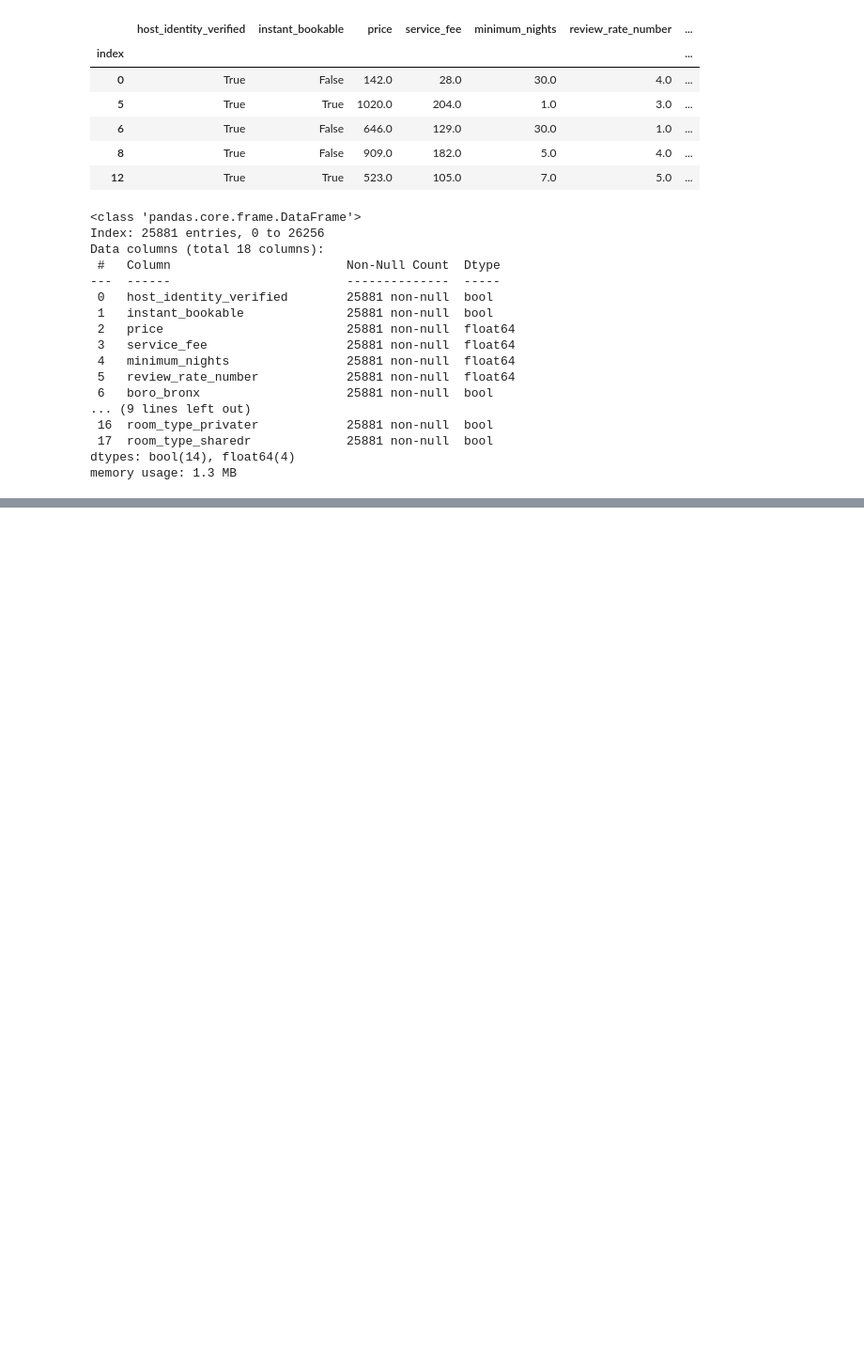
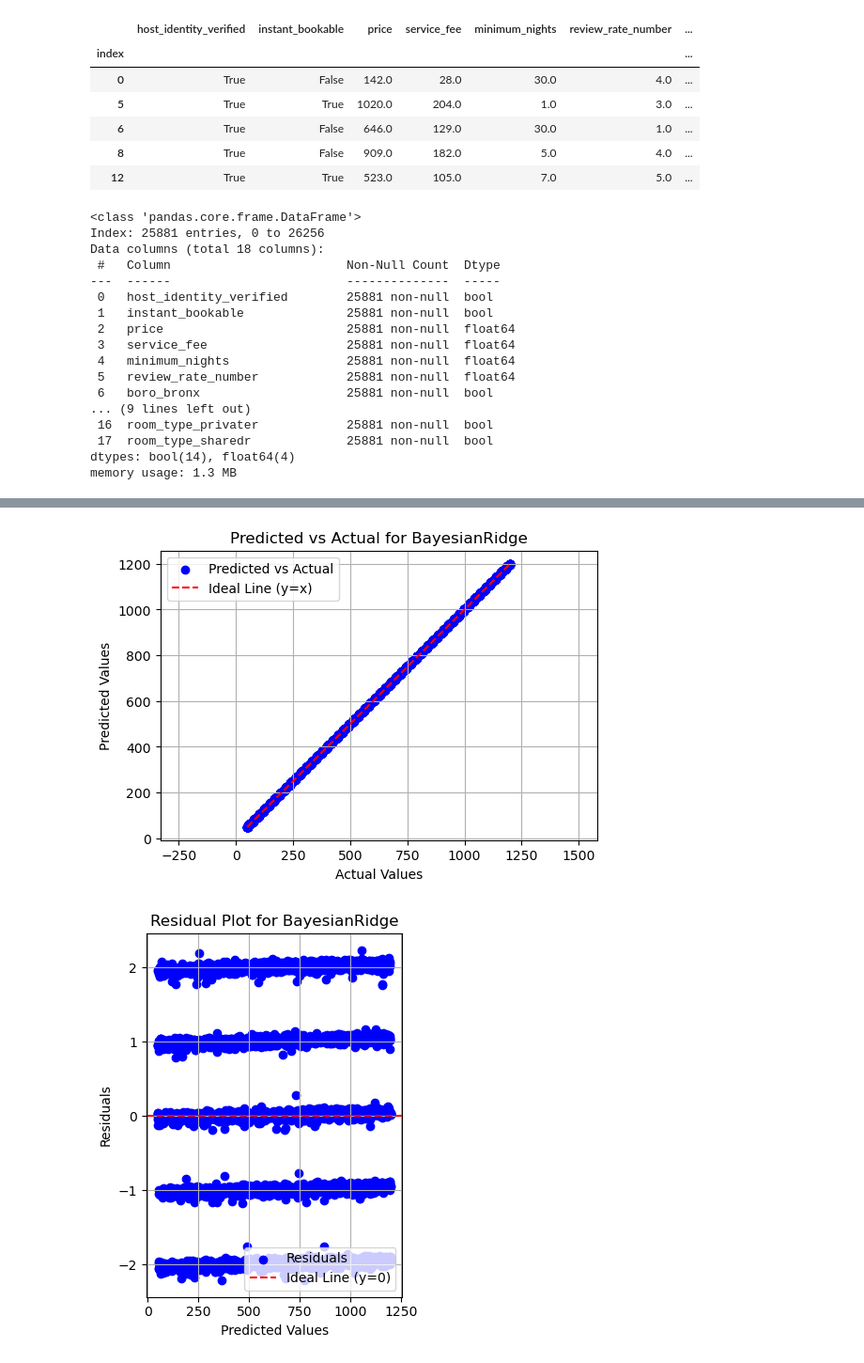
Before and after one commit to musicmaj/project-4-group-15, a Jupyter notebook: Machine Learning/ML_Models_Airbnb.ipynb, the cells around one changed output, grey strips where cells are left out. Shown: that part at 94% size. Drawn from its saved outputs; the diff is of its cells as text; code cells hidden in the pictures; blank space fills up the shorter version.

```diff
--- a/Machine Learning/ML_Models_Airbnb.ipynb
+++ b/Machine Learning/ML_Models_Airbnb.ipynb
@@ -195,0 +227,41 @@ print(f"R-squared: {r2}")
+# %%
+# Plotting predictions vs actual for the best 3 models based on MSE
+top_models = results_df.head(3)
+
+for index, row in top_models.iterrows():
+    model_name = row['model_name']
+    model = trained_models[model_name]
+
+    # Make predictions with the model
+    y_pred = model.predict(X_test_scaled)
+
+    # Create the plot
+    plt.figure(figsize=(6, 4))
+    plt.scatter(y_test, y_pred, color='blue', label='Predicted vs Actual')
+    plt.plot([min(y_test), max(y_test)], [min(y_test), max(y_test)], color='red', linestyle='--', label='Ideal Line (y=x)')
+    plt.title(f'Predicted vs Actual for {model_name}')
+    plt.xlabel('Actual Values')
+    plt.ylabel('Predicted Values')
+    plt.legend()
+    plt.grid(True)
+    plt.axis('equal')  # Equal scaling for both axes
+    plt.show()
+
+# Calculate residuals
+    residuals = y_test - y_pred
+
+    # Create the Residual Plot
+    plt.subplot(1, 2, 2)  # Create a subplot for Residuals
+    plt.scatter(y_pred, residuals, color='blue', label='Residuals')
+    plt.axhline(y=0, color='red', linestyle='--', label='Ideal Line (y=0)')
+    plt.title(f'Residual Plot for {model_name}')
+    plt.xlabel('Predicted Values')
+    plt.ylabel('Residuals')
+    plt.legend()
+    plt.grid(True)
+
+    plt.tight_layout()
+    plt.show()
+# %% [output]
+[figure, added]
+[figure, added]
```
Also changed, not shown: parts of 27 cells of this notebook, 2 other files.
